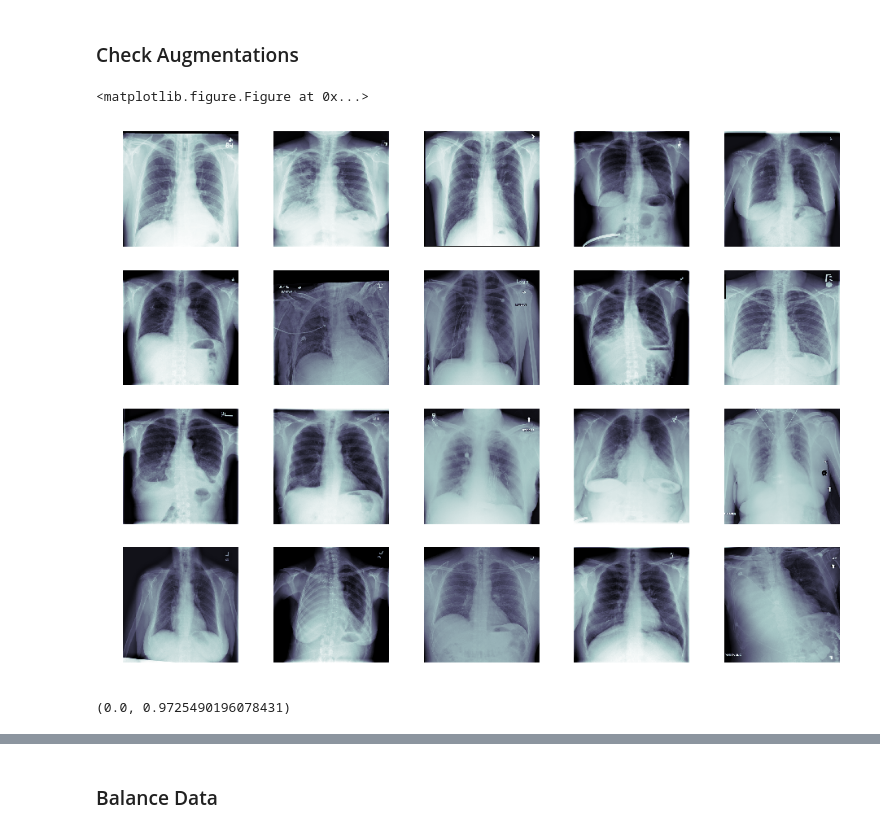
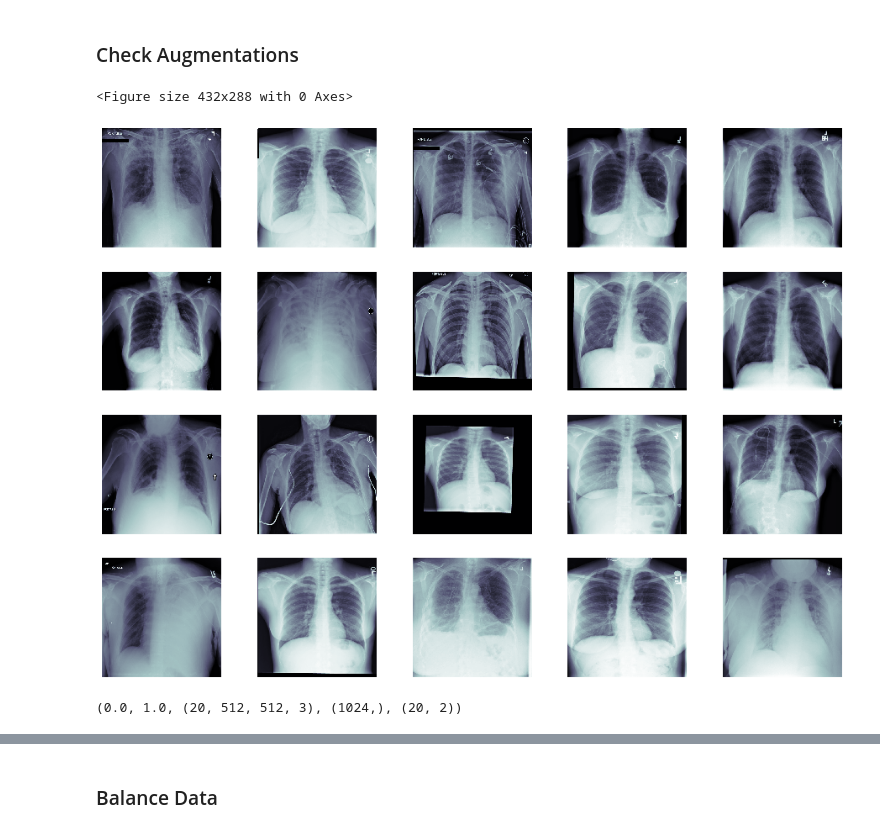
Before and after one commit to vinchg/siim-acr-pneumothorax-segmentation, a Jupyter notebook: classification.ipynb, the cells around one changed output, grey strips where cells are left out. Saved outputs shown, nothing was run; the diff lists cells and outputs as text; code cells hidden in the pictures.

```diff
--- a/classification.ipynb
+++ b/classification.ipynb
@@ -44,10 +44,10 @@ os.environ["CUDA_VISIBLE_DEVICES"]='0'
 # %%
 train_path = './siim/dicom-images-train/*/*/*.dcm'
 mask_path = './siim/train-rle.csv'
-images_to_ram = False # Low or high memory usage
+images_to_ram = True # Low or high memory usage
 img_height = 512
 img_width = 512
-n_channels = 1
+n_channels = 3
 batch_size = 8
 epochs = 500
 # %%
@@ -115,17 +115,17 @@ batch_size = 16
 class DataGenerator(keras.utils.Sequence):
     def __init__(self, data_frame,
                  batch_size=4,
-                 augmentations=None,
                  img_height=512,
                  img_width=512,
-                 n_channels=1,
+                 n_channels=3,
+                 augmentations=None,
                  shuffle=True):
         self.data_frame = data_frame
         self.batch_size = batch_size
-        self.augment = augmentations
         self.img_height = img_height
         self.img_width = img_width
         self.n_channels = n_channels
+        self.augment = augmentations
         self.shuffle = shuffle
         #self.indexes = np.arange(len(self.data_frame))
         self.on_epoch_end()
@@ -150,19 +150,19 @@ class DataGenerator(keras.utils.Sequence):
         if self.augment is None:
             return np.array(batch_x)/255, np.array(batch_y)
         else:
-            # batch_x = CLAHE()(image=[x, x, x])['image'][0] for x in batch_x
             return np.stack([self.augment(image=x)['image'] for x in batch_x], axis=0), np.array(batch_y)
 
     def data_generation(self, batch_indexes):
         if 'PixelArray' in self.data_frame.columns:
             X = [cv2.resize(img, (self.img_height, self.img_width)) for img in self.data_frame.iloc[batch_indexes]['PixelArray']]
-            X = np.expand_dims(X, axis=3)
         else:
             fps = self.data_frame.iloc[batch_indexes].FilePath
-            X = np.empty((len(fps), self.img_height, self.img_width, self.n_channels))
+            X = np.empty((len(fps), self.img_height, self.img_width))
             for i, fp in enumerate(fps):
                 dcm = pydicom.dcmread(fp)
-                X[i] = np.expand_dims(cv2.resize(dcm.pixel_array, (self.img_height, self.img_width)), axis=2)
+                X[i] = cv2.resize(dcm.pixel_array, (self.img_height, self.img_width))
+        # Gray img to rgb
+        X = np.stack([X, X, X], axis=3)
 
         Y = pd.concat([self.data_frame.iloc[batch_indexes]['Pneumothorax']+0,
                       np.invert(self.data_frame.iloc[batch_indexes]['Pneumothorax'])+0],
@@ -227,13 +229,14 @@ def plot_grid(imgs, grid_width, grid_height):
 
     plt.show()
 # %%
-a = DataGenerator(data_frame=train_df, batch_size=20, shuffle=False)
+a = DataGenerator(data_frame=train_df, batch_size=20, shuffle=False,
+                 img_height=img_height, img_width=img_width, n_channels=n_channels)
 imgs, masks = a.__getitem__(0)
-plot_grid(imgs.squeeze(), 5, 4)
-imgs[0].min(), imgs[0].max()
+plot_grid(imgs[:,:,:,0], 5, 4)
+imgs[0].min(), imgs[0].max(), imgs.shape, img[0].shape, masks.shape
 # %% [output]
-<matplotlib.figure.Figure at 0x...>
+<Figure size 432x288 with 0 Axes>
-[figure, old version]
+[figure, new version]
-(0.0, 0.9725490196078431)
+(0.0, 1.0, (20, 512, 512, 3), (1024,), (20, 2))
 # %%
 # Augmented
```
Also changed, not shown: parts of 11 cells of this notebook.
